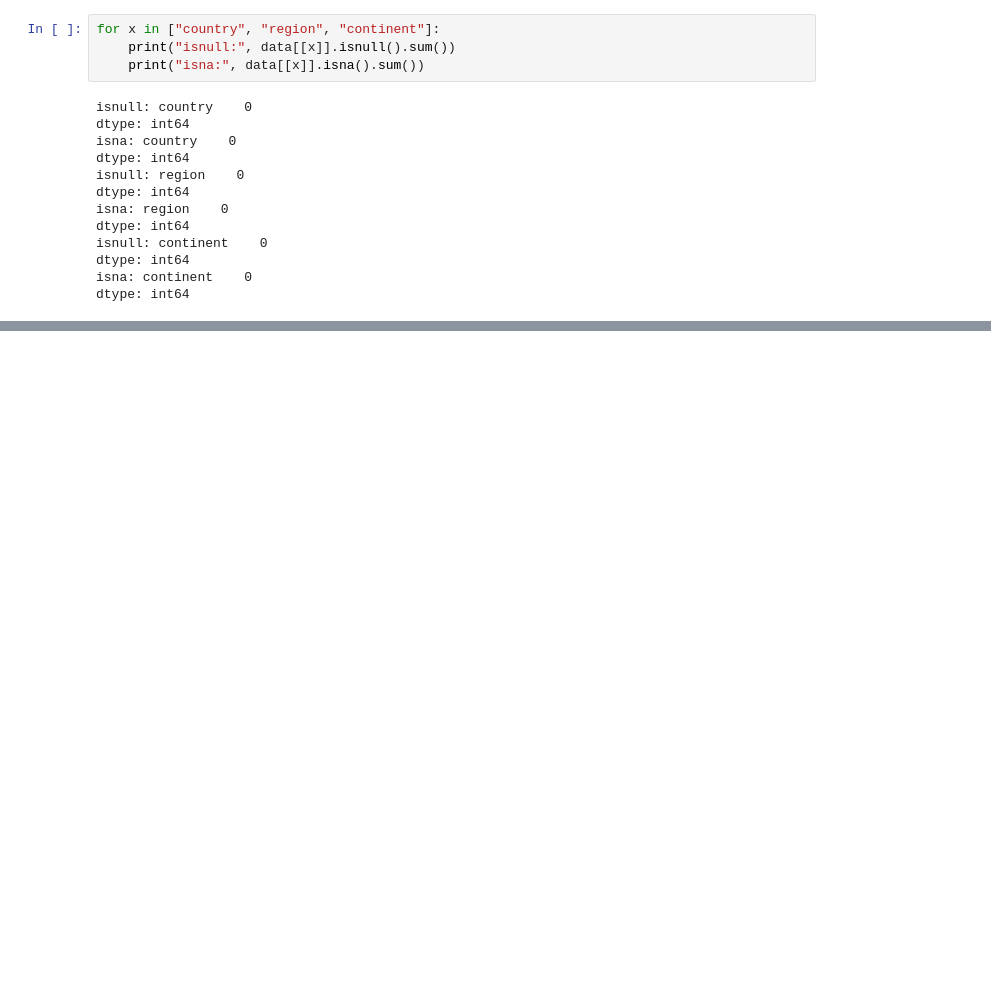
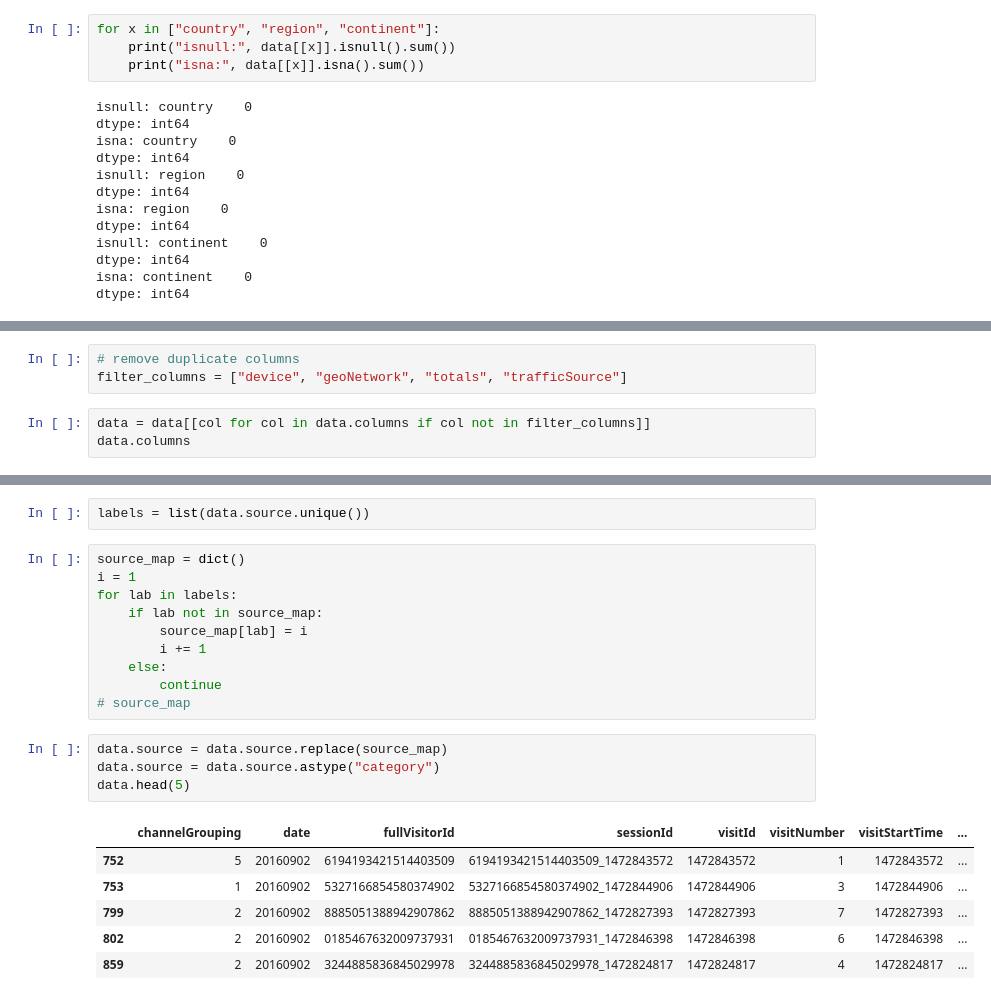
Before and after one commit to gym0569/awesome-ai, a Jupyter notebook: customer-revenue-prediction/data-preprocessing.ipynb, the cells around one changed output, grey strips where cells are left out. Saved outputs shown, nothing was run; the diff lists cells and outputs as text; blank space fills up the shorter version.

Commit message:
updated data preparation module

```diff
--- a/customer-revenue-prediction/data-preprocessing.ipynb
+++ b/customer-revenue-prediction/data-preprocessing.ipynb
@@ -348,0 +306,6 @@ dtype: int64
+# %%
+# remove duplicate columns
+filter_columns = ["device", "geoNetwork", "totals", "trafficSource"]
+# %%
+data = data[[col for col in data.columns if col not in filter_columns]]
+data.columns
@@ -348,0 +343,23 @@ dtype: int64
+# %%
+labels = list(data.source.unique())
+# %%
+source_map = dict()
+i = 1
+for lab in labels:
+    if lab not in source_map:
+        source_map[lab] = i
+        i += 1
+    else:
+        continue
+# source_map
+# %%
+data.source = data.source.replace(source_map)
+data.source = data.source.astype("category")
+data.head(5)
+# %% [output]
+|  | channelGrouping | date | fullVisitorId | sessionId | visitId | visitNumber | visitStartTime | ... |
+| 752 | 5 | 20160902 | 6194193421514403509 | 6194193421514403509_1472843572 | 1472843572 | 1 | 1472843572 | ... |
+| 753 | 1 | 20160902 | 5327166854580374902 | 5327166854580374902_1472844906 | 1472844906 | 3 | 1472844906 | ... |
+| 799 | 2 | 20160902 | 8885051388942907862 | 8885051388942907862_1472827393 | 1472827393 | 7 | 1472827393 | ... |
+| 802 | 2 | 20160902 | 0185467632009737931 | 0185467632009737931_1472846398 | 1472846398 | 6 | 1472846398 | ... |
+| 859 | 2 | 20160902 | 3244885836845029978 | 3244885836845029978_1472824817 | 1472824817 | 4 | 1472824817 | ... |
```
Also changed, not shown: parts of 39 cells of this notebook.
